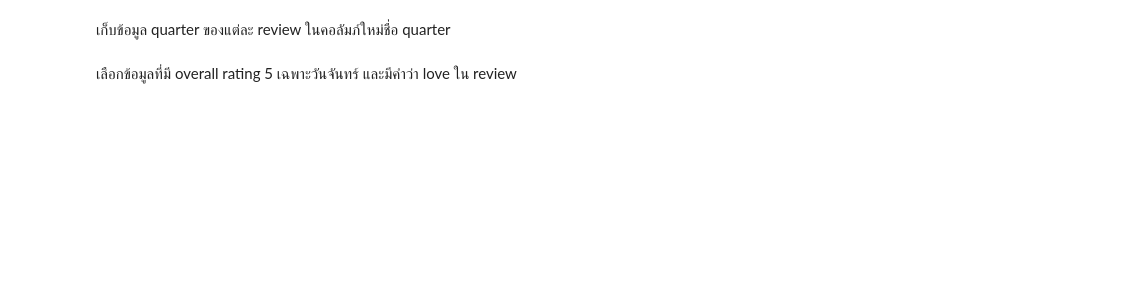
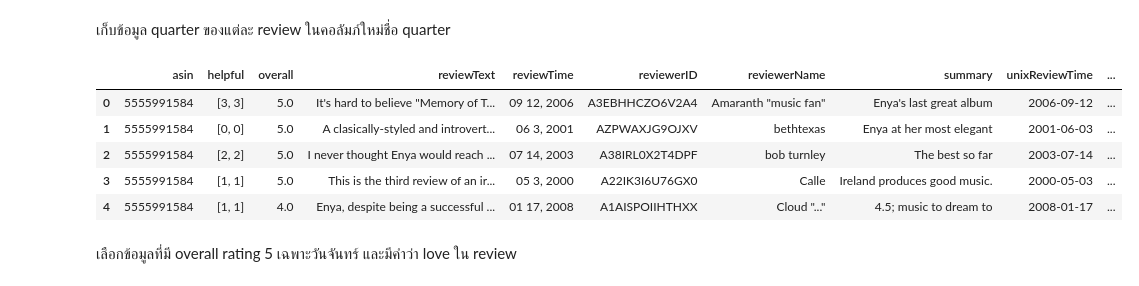
Before and after one commit to zkan/python-for-data-scientists, a Jupyter notebook: 03-pandas-for-all-things-data-analysis/05-analyzing-data.ipynb, the cells around one changed output. Cells and saved outputs as stored; diff of their text form; code cells hidden in the pictures; blank space fills up the shorter version.

```diff
--- a/03-pandas-for-all-things-data-analysis/05-analyzing-data.ipynb
+++ b/03-pandas-for-all-things-data-analysis/05-analyzing-data.ipynb
@@ -169,4 +194,15 @@ reviewTime - time of the review (raw)
 # %% [markdown]
 เก็บข้อมูล quarter ของแต่ละ review ในคอลัมภ์ใหม่ชื่อ quarter
+# %%
+df['unixReviewTime'] = pd.to_datetime(df['unixReviewTime'], unit='s')
+df['quarter'] = df.unixReviewTime.dt.quarter
+df.head()
+# %% [output]
+|  | asin | helpful | overall | reviewText | reviewTime | reviewerID | reviewerName | summary | unixReviewTime | ... |
+| 0 | 5555991584 | [3, 3] | 5.0 | It's hard to believe "Memory of T... | 09 12, 2006 | A3EBHHCZO6V2A4 | Amaranth "music fan" | Enya's last great album | 2006-09-12 | ... |
+| 1 | 5555991584 | [0, 0] | 5.0 | A clasically-styled and introvert... | 06 3, 2001 | AZPWAXJG9OJXV | bethtexas | Enya at her most elegant | 2001-06-03 | ... |
+| 2 | 5555991584 | [2, 2] | 5.0 | I never thought Enya would reach ... | 07 14, 2003 | A38IRL0X2T4DPF | bob turnley | The best so far | 2003-07-14 | ... |
+| 3 | 5555991584 | [1, 1] | 5.0 | This is the third review of an ir... | 05 3, 2000 | A22IK3I6U76GX0 | Calle | Ireland produces good music. | 2000-05-03 | ... |
+| 4 | 5555991584 | [1, 1] | 4.0 | Enya, despite being a successful ... | 01 17, 2008 | A1AISPOIIHTHXX | Cloud "..." | 4.5; music to dream to | 2008-01-17 | ... |
 # %% [markdown]
 เลือกข้อมูลที่มี overall rating 5 เฉพาะวันจันทร์ และมีคำว่า love ใน review
```
Also changed, not shown: parts of 16 cells of this notebook, 4 other files.
